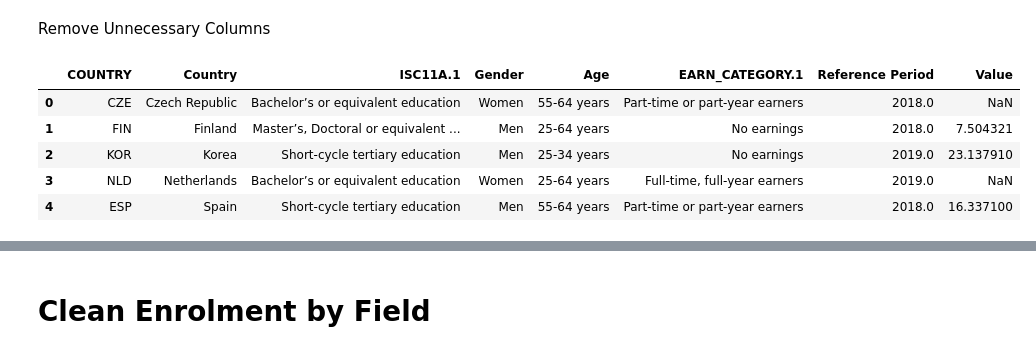
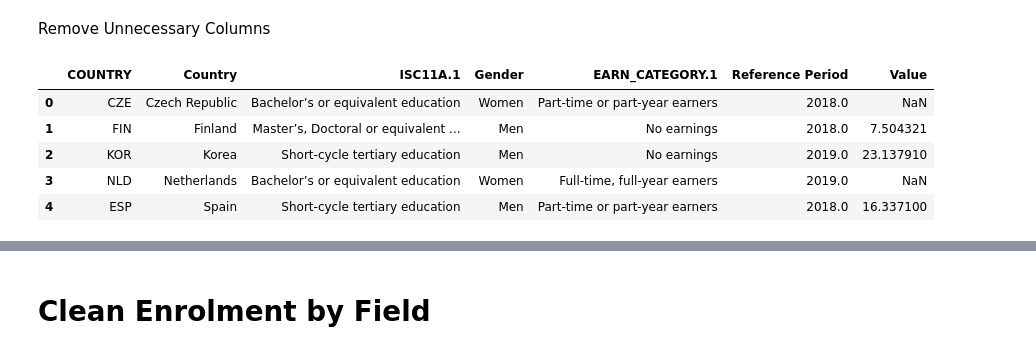
Before and after one commit to madhurima236/343_Project, a Jupyter notebook: clean_data.ipynb, the cells around one changed output, grey strips where cells are left out. Cells and saved outputs as stored; diff of their text form; code cells hidden in the pictures.

```diff
--- a/clean_data.ipynb
+++ b/clean_data.ipynb
@@ -20,13 +20,13 @@ df = df.drop(["ISC11A","SEX", "AGE", "EARN_CATEGORY", "Reference Period Code"],
 # %% [markdown]
 Remove Unnecessary Columns
 # %%
-df = df.drop(["YEAR", "INDICATOR", "Indicator", "MEASURE", "Measure", "Unit", "Year","Unit Code", "PowerCode Code", "PowerCode", "Flag Codes", "Flags"],  axis=1)
+df = df.drop(["YEAR", "INDICATOR", "Indicator", "MEASURE", "Measure", "Unit", "Year","Unit Code", "PowerCode Code","Age", "PowerCode", "Flag Codes", "Flags"],  axis=1)
 
 df.head()
 # %% [output]
-|  | COUNTRY | Country | ISC11A.1 | Gender | Age | EARN_CATEGORY.1 | Reference Period | Value |
-| 0 | CZE | Czech Republic | Bachelor’s or equivalent education | Women | 55-64 years | Part-time or part-year earners | 2018.0 | NaN |
-| 1 | FIN | Finland | Master’s, Doctoral or equivalent ... | Men | 25-64 years | No earnings | 2018.0 | 7.504321 |
-| 2 | KOR | Korea | Short-cycle tertiary education | Men | 25-34 years | No earnings | 2019.0 | 23.137910 |
-| 3 | NLD | Netherlands | Bachelor’s or equivalent education | Women | 25-64 years | Full-time, full-year earners | 2019.0 | NaN |
-| 4 | ESP | Spain | Short-cycle tertiary education | Men | 55-64 years | Part-time or part-year earners | 2018.0 | 16.337100 |
+|  | COUNTRY | Country | ISC11A.1 | Gender | EARN_CATEGORY.1 | Reference Period | Value |
+| 0 | CZE | Czech Republic | Bachelor’s or equivalent education | Women | Part-time or part-year earners | 2018.0 | NaN |
+| 1 | FIN | Finland | Master’s, Doctoral or equivalent ... | Men | No earnings | 2018.0 | 7.504321 |
+| 2 | KOR | Korea | Short-cycle tertiary education | Men | No earnings | 2019.0 | 23.137910 |
+| 3 | NLD | Netherlands | Bachelor’s or equivalent education | Women | Full-time, full-year earners | 2019.0 | NaN |
+| 4 | ESP | Spain | Short-cycle tertiary education | Men | Part-time or part-year earners | 2018.0 | 16.337100 |
```
Also changed, not shown: parts of 16 cells of this notebook.
